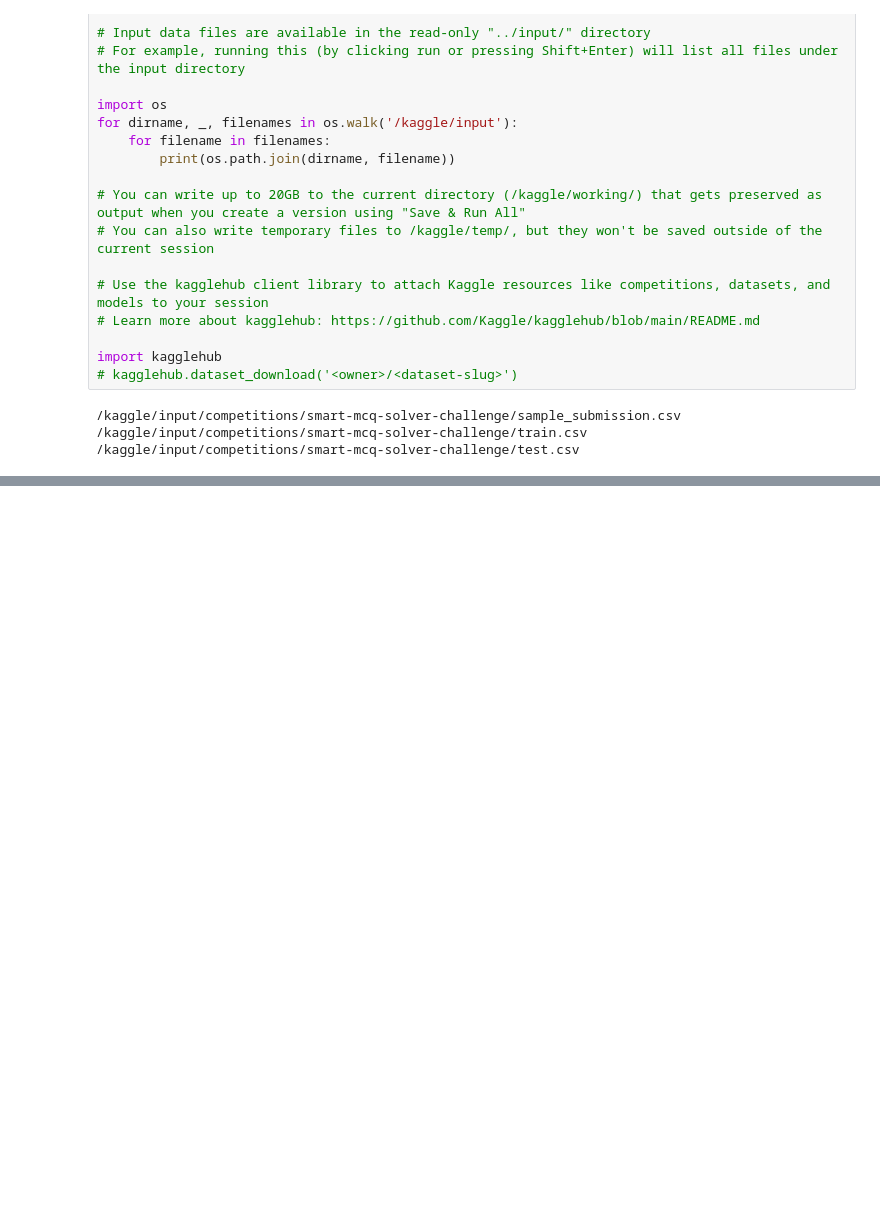
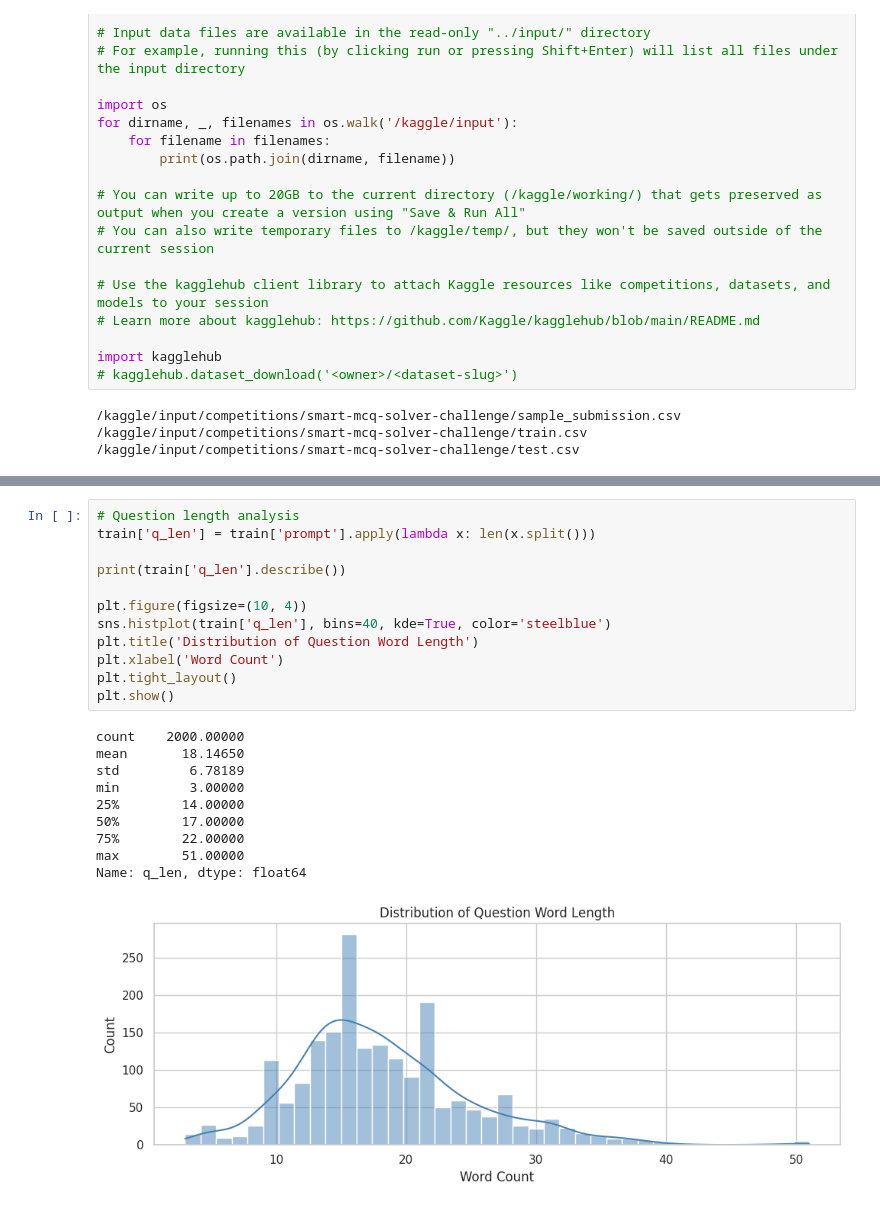
Before and after one commit to varnit27/dlgenai-t22026, a Jupyter notebook: DL-23f3000843-notebook-t22026.ipynb, the cells around one changed output, grey strips where cells are left out. Cells and saved outputs as stored; diff of their text form; blank space fills up the shorter version.

```diff
--- a/DL-23f3000843-notebook-t22026.ipynb
+++ b/DL-23f3000843-notebook-t22026.ipynb
@@ -294,0 +182,23 @@ TF-IDF Pipeline MAP@3: 0.2961666666666667
+# %%
+# Question length analysis
+train['q_len'] = train['prompt'].apply(lambda x: len(x.split()))
+
+print(train['q_len'].describe())
+
+plt.figure(figsize=(10, 4))
+sns.histplot(train['q_len'], bins=40, kde=True, color='steelblue')
+plt.title('Distribution of Question Word Length')
+plt.xlabel('Word Count')
+plt.tight_layout()
+plt.show()
+# %% [output]
+count    2000.00000
+mean       18.14650
+std         6.78189
+min         3.00000
+25%        14.00000
+50%        17.00000
+75%        22.00000
+max        51.00000
+Name: q_len, dtype: float64
+[figure, added]
```
Also changed, not shown: parts of 31 cells of this notebook.
